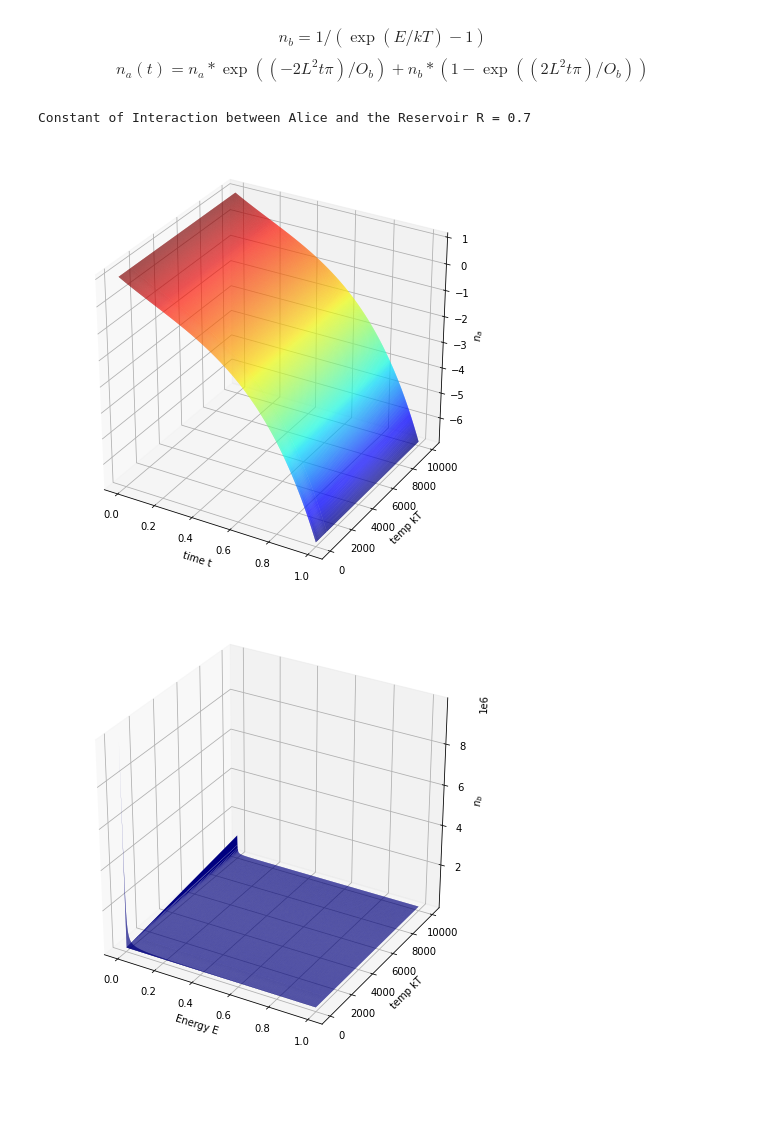
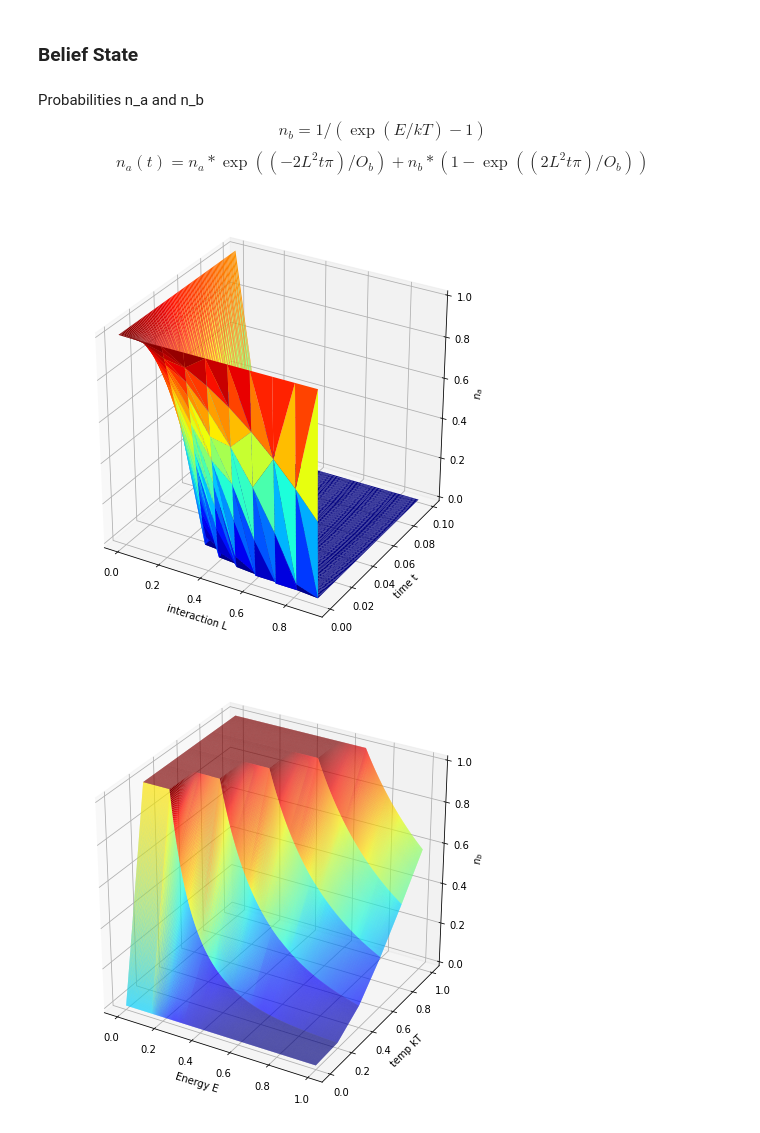
Before and after one commit to skozh/QFIM, a Jupyter notebook: Belief_State.ipynb, the cells around one changed output. Drawn from its saved outputs; the diff is of its cells as text; code cells hidden in the pictures; blank space fills up the shorter version.

```diff
--- a/Belief_State.ipynb
+++ b/Belief_State.ipynb
@@ -23,8 +25,8 @@ for i in range(0,len(ktvalues)):
     f = 1.0/(exp(x/kt)+1);
     ax[0].plot(x,f);
     legarray.append("$kT=$"+str(kt));
-ax[0].set_xlabel('$E=\epsilon-\mu$');
-ax[0].set_ylabel('$f(\epsilon, \mu,T)$')
+ax[0].set_xlabel('$E$');
+ax[0].set_ylabel('$f(E,T)$')
 ax[0].legend(legarray);
 ax[0].set_title('Fermi-Dirac Distribution')
 
@@ -36,7 +38,7 @@ for i in range(0,len(ktvalues)):
     ax[1].plot(x,f);
     legarray.append("$kT=$"+str(kt));
 ax[1].set_xlabel('$E=\epsilon-\mu$');
-ax[1].set_ylabel('$f(\epsilon, \mu,T)$')
+ax[1].set_ylabel('$f(E,T)$')
 ax[1].legend(legarray);
 ax[1].set_title('Bose-Einstein Distribution')
 # %% [output]
@@ -63,4 +65,7 @@ kT = 1.0
+# %% [markdown]
+### Belief State
 # %% [markdown]
+Probabilities n_a and n_b
 $$ n_b=1/(\exp(E/kT)-1) $$
 $$ n_a(t)=n_a*\exp((-2L^2t\pi)/O_b)+n_b*(1-\exp((2L^2t\pi)/O_b)) $$
 # %%
@@ -70,9 +75,9 @@ $$ n_a(t)=n_a*\exp((-2L^2t\pi)/O_b)+n_b*(1-\exp((2L^2t\pi)/O_b)) $$
 def plot_n_a(final):
     plt.rcParams['figure.figsize'] = (8, 8)
     ax = axes(projection='3d')
-    ax.plot_trisurf(final.t, final.kT, final.n_a, cmap=cm.jet, linewidth=0.2)
-    ax.set_xlabel('time t')
-    ax.set_ylabel('temp kT')
+    ax.plot_trisurf(final.L, final.t, final.n_a, cmap=cm.jet, linewidth=0.2)
+    ax.set_ylabel('time t')
+    ax.set_xlabel('interaction L')
     ax.set_zlabel('$n_a$')
     plt.show()
 
@@ -82,49 +87,51 @@ def plot_n_b(final):
     ax.set_xlabel('Energy E')
     ax.set_ylabel('temp kT')
     ax.set_zlabel('$n_b$')
-    ax.plot_trisurf(final.t, final.kT, final.n_b, cmap=cm.jet, linewidth=0.2)
+    ax.plot_trisurf(final.E, final.kT, final.n_b, cmap=cm.jet, linewidth=0.2)
     plt.show()
-# %%
-L = float(input("Constant of Interaction between Alice and the Reservoir R = "))
-# %% [output]
-Constant of Interaction between Alice and the Reservoir R = 0.7
 # %%
 # initial parameters
 
-O_b = 1.0                    # Omega(k) function dependent on particles/degrees of freedom (k) in the reservoir
-E = 1.0                      # Total energy of the system
-kT = 1.0                     # Reservoir environment 'temperature'
+O_b = 0.01                   # Omega(k) function dependent on particles/degrees of freedom (k) in the reservoir
 n_a = 1.0                    # Initial P(A=1), Alice for Brexit
 n_b = 1./3                   # Initial homogenous environment for anti-Brexit
-
-n_a_total = []
-n_b_total = []
 
 # at time t=0,
 n_bt = n_b
 n_at = n_a
 
-final = pd.DataFrame(columns=['n_a', 'n_b', 't', 'kT'])
+# n_a
+# Evolution over time t
+final_na = pd.DataFrame(columns=['n_a', 't', 'L'])
+for L in np.arange(0, 1, 0.1):
 
-# Evolution over time t
-for t in np.arange(0, 1, 0.001):
+    for t in np.arange(0, 0.1, 0.001):
 
-    for kT in [1, 10, 100, 1000, 10000]:
+        # update n_at based on bagarello 2018
+        n_at = np.clip((n_a * np.exp(((-2*(L**2)*np.pi*t)/O_b)) + n_b * (1-np.exp(-((-2*(L**2)*np.pi*t)/O_b)))), 0, 1)
 
         # Record the change
-        dat = {'n_a':n_at, 'n_b':n_bt, 't':t, 'kT':kT}
-        final = final.append(dat, ignore_index=True)
+        dat = {'n_a':n_at, 't':t, 'L':L}
+        final_na = final_na.append(dat, ignore_index=True)
 
-        # update n_at based on bagarello 2018
-        n_at = (n_a * np.exp(((-2*(L**2)*np.pi*t)/O_b)) + n_b * (1-np.exp(-((-2*(L**2)*np.pi*t)/O_b))))
+
+# n_b
+# Change w.r.t T and E
+final_nb = pd.DataFrame(columns=['n_b', 'E', 'kT'])
+for kT in [0, 0.2, 0.4, 0.6, 0.8, 1]:
+
+    for E in np.arange(0.001, 1.0, 0.001):
 
         # update n_bt based on BE distribution
-        n_bt = (1/(np.exp(t/kT)-1))
-        #O_b = np.sqrt(1/n_bt)
+        n_bt = np.clip((1/(np.exp(E/kT)-1)),0,1)
+
+        # Record the change
+        dat = {'n_b':n_bt, 'E':E, 'kT':kT}
+        final_nb = final_nb.append(dat, ignore_index=True)
 
 
-plot_n_a(final)
-plot_n_b(final)
+plot_n_a(final_na)
+plot_n_b(final_nb)
 # %% [output]
-[figure, old version]
+[figure, new version]
-[figure, old version]
+[figure, new version]
```
Also changed, not shown: parts of 7 cells of this notebook.
